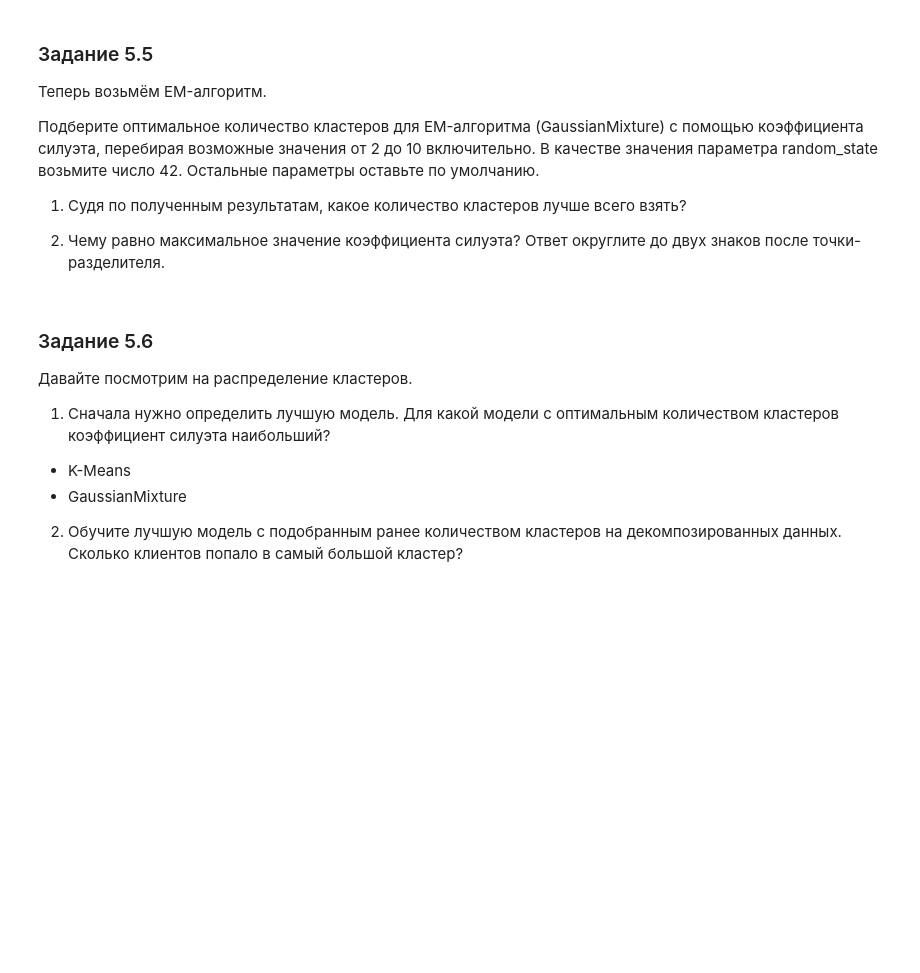
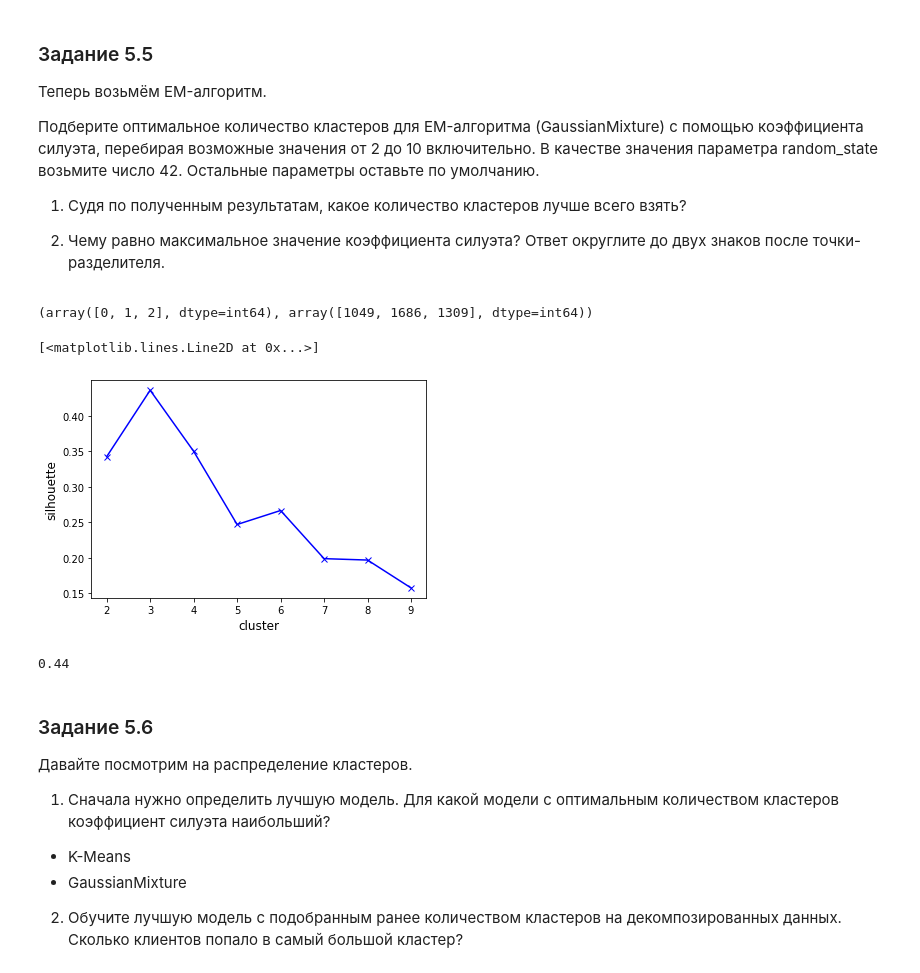
Before and after one commit to sphinxscorp/SF_data_science, a Jupyter notebook: PROJECT-6. Сегментирование клиентов онлайн-магазина подарков/Project-6. Ноутбук-шаблон.ipynb, the cells around one changed output. Cells and saved outputs as stored; diff of their text form; code cells hidden in the pictures; blank space fills up the shorter version.

```diff
--- a/PROJECT-6. Сегментирование клиентов онлайн-магазина подарков/Project-6. Ноутбук-шаблон.ipynb
+++ b/PROJECT-6. Сегментирование клиентов онлайн-магазина подарков/Project-6. Ноутбук-шаблон.ipynb
@@ -1008,3 +1119,31 @@ sns.scatterplot(data=rfm_table_processed, x='axis-1', y='axis-2');
+# %%
+model = GaussianMixture(n_components=3, random_state=42)
+predictions = model.fit_predict(rfm_table_processed)
+np.unique(predictions, return_counts=True)
+# %% [output]
+(array([0, 1, 2], dtype=int64), array([1049, 1686, 1309], dtype=int64))
+# %%
+def get_silhouette(cluster_num, df):
+    EM_model =  GaussianMixture(n_components=cluster_num, random_state=42)
+    EM_model.fit(df)
+    labels = EM_model.predict(df)
+    silhouette = silhouette_score(df, labels, metric='euclidean')
+    return silhouette
+from sklearn.metrics import silhouette_score
+silhouettes = []
+for i in range(2, 10):
+    silhouettes.append(get_silhouette(i ,rfm_table_processed))
+
+plt.xlabel("cluster", fontsize=12)
+plt.ylabel("silhouette", fontsize=12)
+plt.plot([i for i in range(2, 10)], silhouettes, 'xb-')
+# %% [output]
+[<matplotlib.lines.Line2D at 0x...>]
+[figure, added]
+# %%
+round(silhouette_score(rfm_table_processed, predictions, metric='euclidean'), 2)
+# %% [output]
+0.44
 # %% [markdown]
 ### Задание 5.6
 Давайте посмотрим на распределение кластеров.
```
Also changed, not shown: parts of 40 cells of this notebook, 2 other files.
